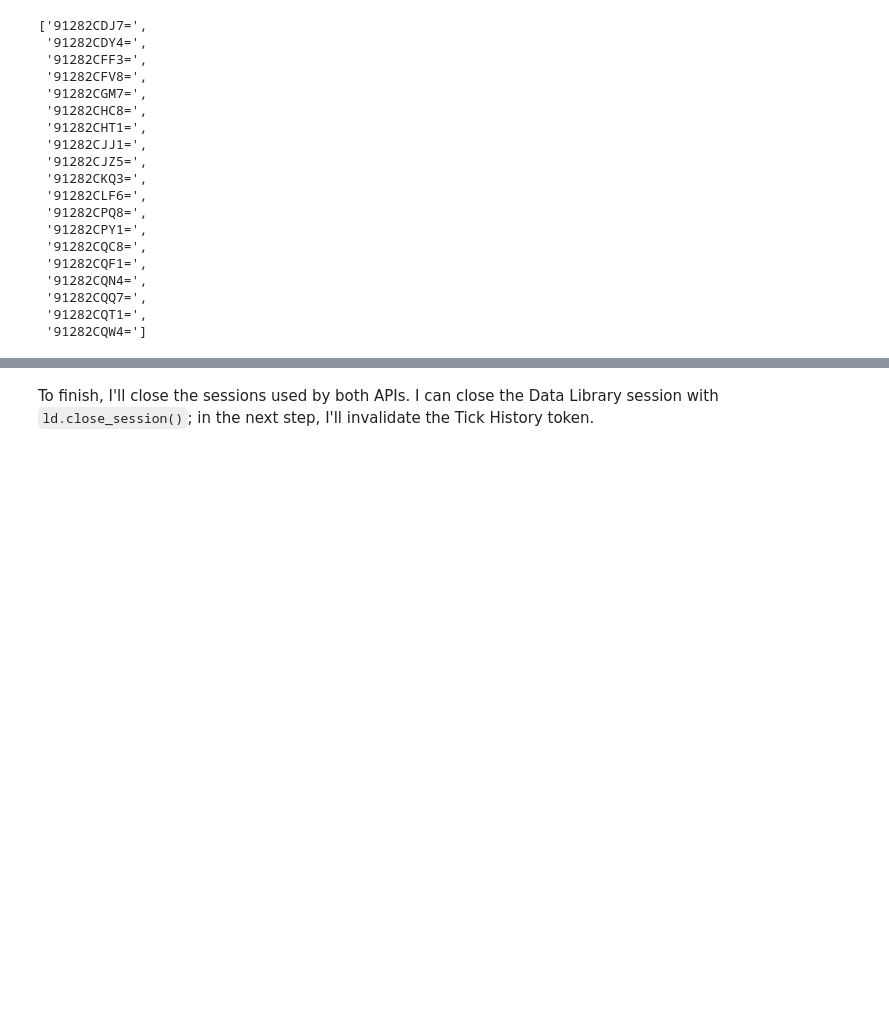
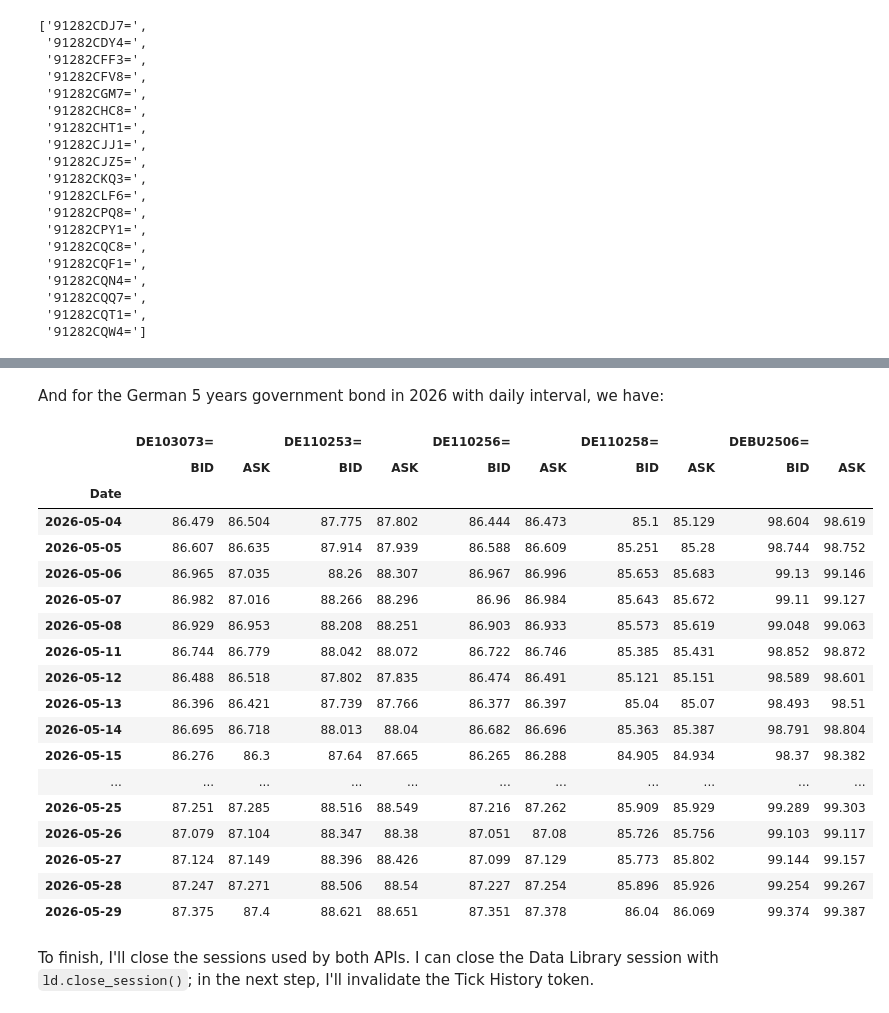
Before and after one commit to LSEG-API-Samples/Aticle.TickHistory.DataLibrary.ChainHistoryRetrieval, a Jupyter notebook: notebook/chainhistory_tickhistory_ld.ipynb, the cells around one changed output, grey strips where cells are left out. Drawn from its saved outputs; the diff is of its cells as text; code cells hidden in the pictures; blank space fills up the shorter version.

```diff
--- a/notebook/chainhistory_tickhistory_ld.ipynb
+++ b/notebook/chainhistory_tickhistory_ld.ipynb
@@ -244,3 +285,6 @@ rics_2026
  '91282CQQ7=',
  '91282CQT1=',
  '91282CQW4=']
+# %%
+german_5years_bond_2026 = get_valid_rics(constituents_2026, CHAIN_RICS[1])
+german_5years_bond_2026
@@ -309,6 +391,38 @@ bcom_2026_data.head(20)
 | 2026-06-19 | 86.15625 | 86.210938 | 88.007812 | 88.054688 | 91.65625 | 91.710938 | 98.953125 | 99.0 | 95.242188 | ... |
 | 2026-06-26 | 86.632812 | 86.71875 | 88.492188 | 88.570312 | 92.179688 | 92.242188 | 99.476562 | 99.554688 | 95.78125 | ... |
 | 2026-07-03 | 86.25 | 86.3125 | 88.09375 | 88.140625 | 91.679688 | 91.726562 | 98.914062 | 98.96875 | 95.210938 | ... |
+# %% [markdown]
+And for the German 5 years government bond in 2026 with daily interval, we have:
+# %%
+german_5years_govtbond_2026_history = ld.get_history(
+    universe=german_5years_bond_2026,
+    fields=["BID","ASK"],
+    interval="daily",
+    start=START_2026,
+    end= END_2026
+)
+
+german_5years_govtbond_2026_history.head(20)
+# %% [output]
+|  | DE103073= |  | DE110253= |  | DE110256= |  | DE110258= |  | DEBU2506= |  |
+|  | BID | ASK | BID | ASK | BID | ASK | BID | ASK | BID | ASK |
+| Date |  |  |  |  |  |  |  |  |  |  |
+| 2026-05-04 | 86.479 | 86.504 | 87.775 | 87.802 | 86.444 | 86.473 | 85.1 | 85.129 | 98.604 | 98.619 |
+| 2026-05-05 | 86.607 | 86.635 | 87.914 | 87.939 | 86.588 | 86.609 | 85.251 | 85.28 | 98.744 | 98.752 |
+| 2026-05-06 | 86.965 | 87.035 | 88.26 | 88.307 | 86.967 | 86.996 | 85.653 | 85.683 | 99.13 | 99.146 |
+| 2026-05-07 | 86.982 | 87.016 | 88.266 | 88.296 | 86.96 | 86.984 | 85.643 | 85.672 | 99.11 | 99.127 |
+| 2026-05-08 | 86.929 | 86.953 | 88.208 | 88.251 | 86.903 | 86.933 | 85.573 | 85.619 | 99.048 | 99.063 |
+| 2026-05-11 | 86.744 | 86.779 | 88.042 | 88.072 | 86.722 | 86.746 | 85.385 | 85.431 | 98.852 | 98.872 |
+| 2026-05-12 | 86.488 | 86.518 | 87.802 | 87.835 | 86.474 | 86.491 | 85.121 | 85.151 | 98.589 | 98.601 |
+| 2026-05-13 | 86.396 | 86.421 | 87.739 | 87.766 | 86.377 | 86.397 | 85.04 | 85.07 | 98.493 | 98.51 |
+| 2026-05-14 | 86.695 | 86.718 | 88.013 | 88.04 | 86.682 | 86.696 | 85.363 | 85.387 | 98.791 | 98.804 |
+| 2026-05-15 | 86.276 | 86.3 | 87.64 | 87.665 | 86.265 | 86.288 | 84.905 | 84.934 | 98.37 | 98.382 |
+| ... | ... | ... | ... | ... | ... | ... | ... | ... | ... | ... |
+| 2026-05-25 | 87.251 | 87.285 | 88.516 | 88.549 | 87.216 | 87.262 | 85.909 | 85.929 | 99.289 | 99.303 |
+| 2026-05-26 | 87.079 | 87.104 | 88.347 | 88.38 | 87.051 | 87.08 | 85.726 | 85.756 | 99.103 | 99.117 |
+| 2026-05-27 | 87.124 | 87.149 | 88.396 | 88.426 | 87.099 | 87.129 | 85.773 | 85.802 | 99.144 | 99.157 |
+| 2026-05-28 | 87.247 | 87.271 | 88.506 | 88.54 | 87.227 | 87.254 | 85.896 | 85.926 | 99.254 | 99.267 |
+| 2026-05-29 | 87.375 | 87.4 | 88.621 | 88.651 | 87.351 | 87.378 | 86.04 | 86.069 | 99.374 | 99.387 |
 # %% [markdown]
 To finish, I'll close the sessions used by both APIs. I can close the Data Library session with `ld.close_session()`; in the next step, I'll invalidate the Tick History token.
 # %%
```
Also changed, not shown: parts of 19 cells of this notebook.
